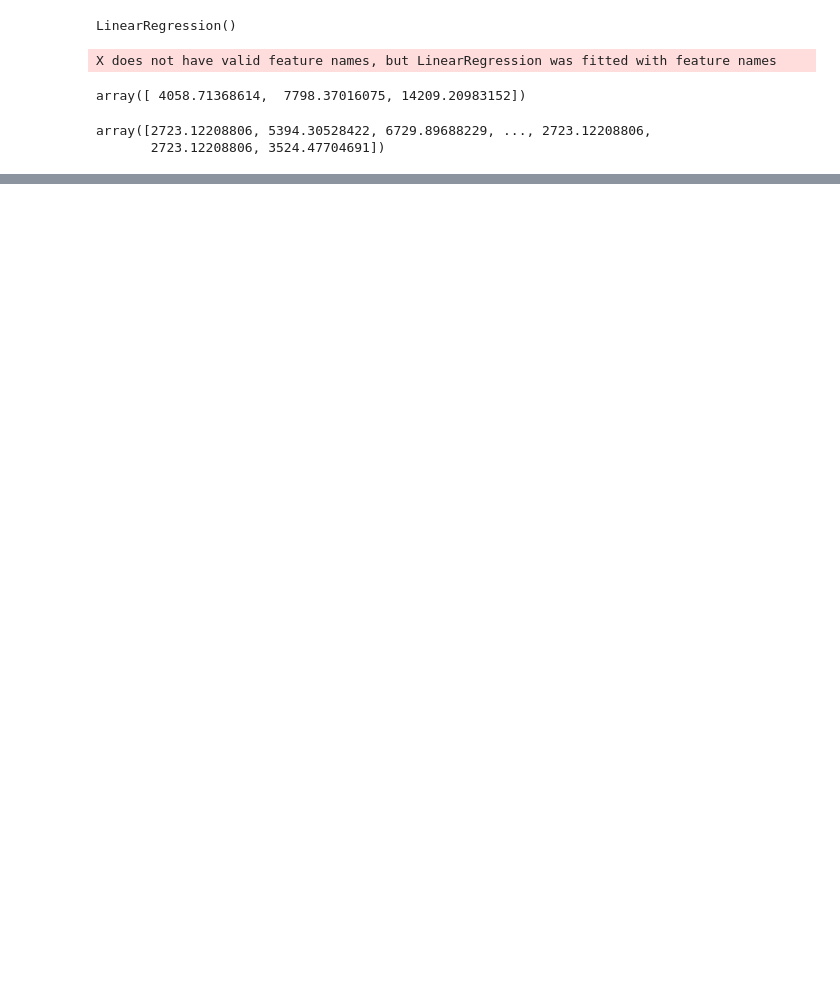
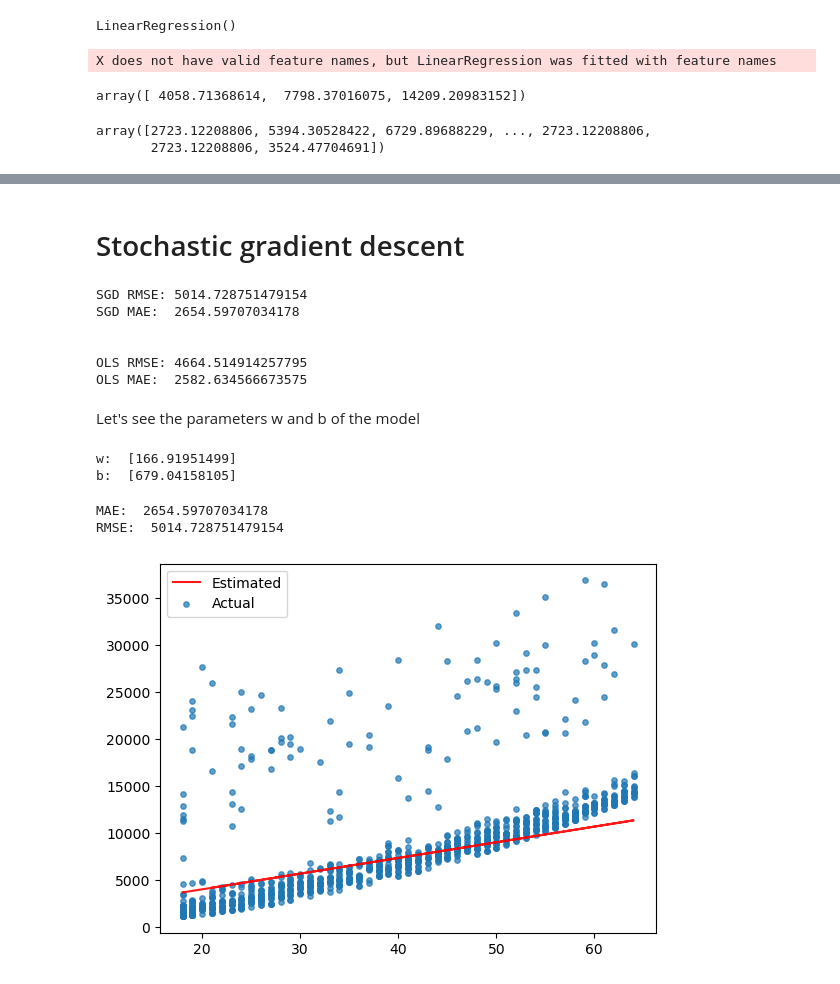
Before and after one commit to bashiir-code/ML-Project---Health-Insurance-Cost-Prediction, a Jupyter notebook: linear_regression.ipynb, the cells around one changed output, grey strips where cells are left out. Cells and saved outputs as stored; diff of their text form; code cells hidden in the pictures; blank space fills up the shorter version.

```diff
--- a/linear_regression.ipynb
+++ b/linear_regression.ipynb
@@ -515,7 +522,7 @@ RMSE(50, 100)
 # %% [markdown]
 We can see that RMSE (Root Mean Squared Error) is more sensitive to outliers than MAE (Mean Absolute Error). This is because RMSE squares the errors before averaging, giving more weight to larger errors, while MAE treats all errors equally. As a result, outliers have a greater impact on RMSE, making it higher when extreme values are present.
 # %%
-def try_parameters(w,b):
+def try_parameters_non(w,b):
     ages = non_smoker_df['age']
     target = non_smoker_df['charges']
     predicted_charges = predict_charges(ages,w,b)
@@ -589,0 +635,46 @@ array([2723.12208806, 5394.30528422, 6729.89688229, ..., 2723.12208806,
+# %% [markdown]
+# Stochastic gradient descent
+# %%
+from sklearn.linear_model import SGDRegressor
+
+# Prepare the data
+X = inputs  # ages as DataFrame
+y = target  # charges
+
+# Create and train the SGDRegressor model
+sgd_model = SGDRegressor(max_iter=1000, tol=1e-3, random_state=42)
+sgd_model.fit(X, y)
+
+# Make predictions
+sgd_predictions = sgd_model.predict(X)
+
+# Compute the loss
+print("SGD RMSE:", RMSE(sgd_predictions, y))
+print("SGD MAE: ", MAE(sgd_predictions, y))
+
+
+print("\n")
+# Compare with previous results (OLS)
+print("OLS RMSE:", RMSE(predictions, y))
+print("OLS MAE: ", MAE(predictions, y))
+# %% [output]
+SGD RMSE: 5014.728751479154
+SGD MAE:  2654.59707034178
+
+
+OLS RMSE: 4664.514914257795
+OLS MAE:  2582.634566673575
+# %% [markdown]
+Let's see the parameters w and b of the model
+# %%
+print("w: ", sgd_model.coef_)
+print("b: ", sgd_model.intercept_)
+# %% [output]
+w:  [166.91951499]
+b:  [679.04158105]
+# %%
+try_parameters_non(sgd_model.coef_, sgd_model.intercept_)
+# %% [output]
+MAE:  2654.59707034178
+RMSE:  5014.728751479154
+[figure, added]
```
Also changed, not shown: parts of 22 cells of this notebook, 1 other file.
